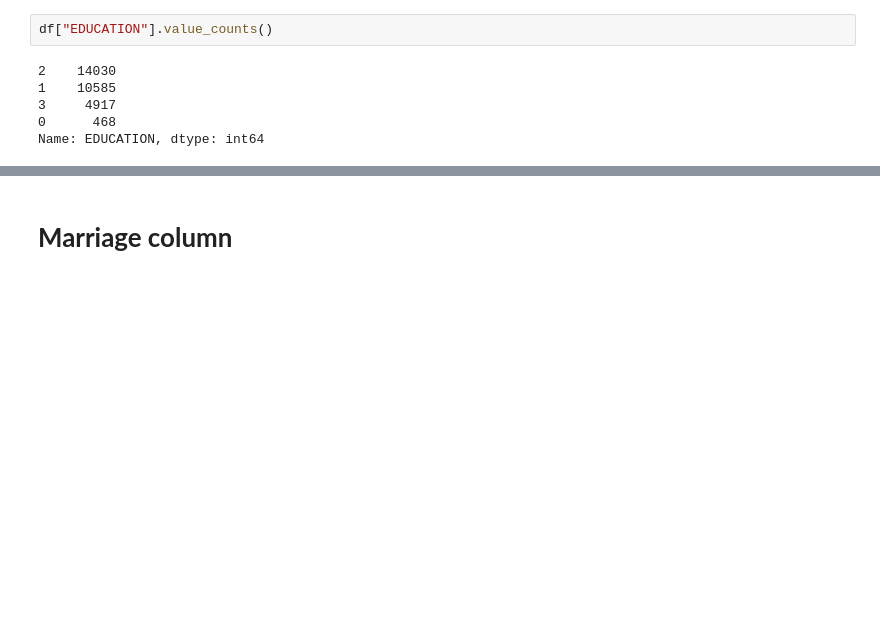
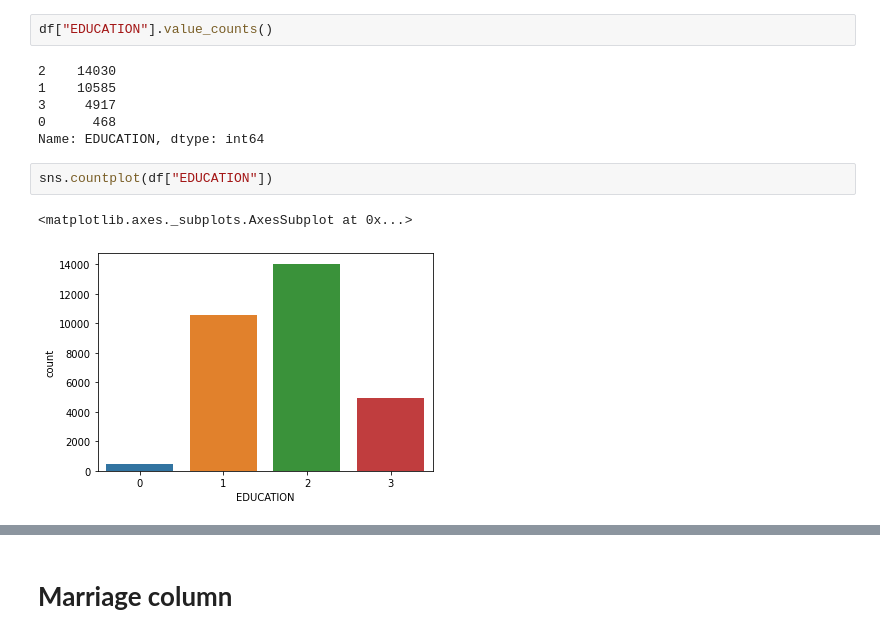
Before and after one commit to AtulChouhan0/Credit-Card-Default-Prediction, a Jupyter notebook: Credit_Card_Default_Prediction_Capstone_Project.ipynb, the cells around one changed output, grey strips where cells are left out. Saved outputs shown, nothing was run; the diff lists cells and outputs as text; blank space fills up the shorter version.

```diff
--- a/Credit_Card_Default_Prediction_Capstone_Project.ipynb
+++ b/Credit_Card_Default_Prediction_Capstone_Project.ipynb
@@ -225,3 +234,8 @@ df["EDUCATION"].value_counts()
 3     4917
 0      468
 Name: EDUCATION, dtype: int64
+# %%
+sns.countplot(df["EDUCATION"])
+# %% [output]
+<matplotlib.axes._subplots.AxesSubplot at 0x...>
+[figure, added]
```
Also changed, not shown: parts of 29 cells of this notebook.
